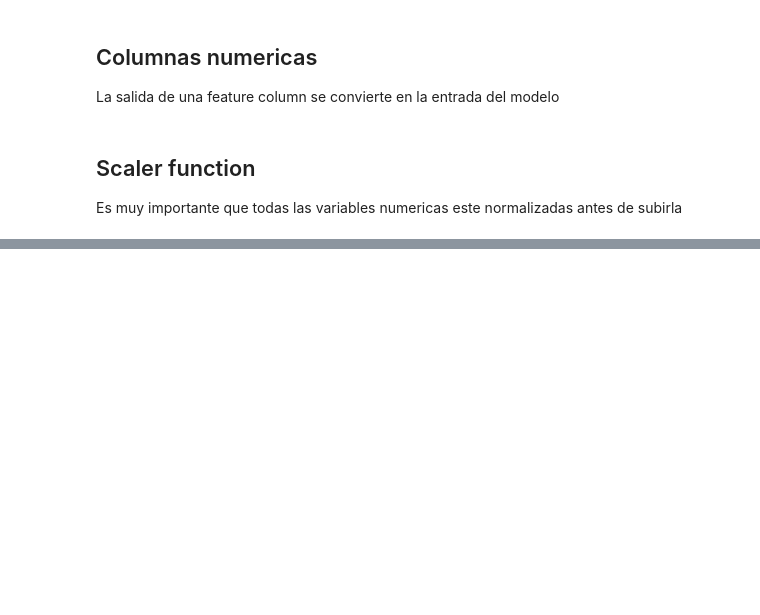
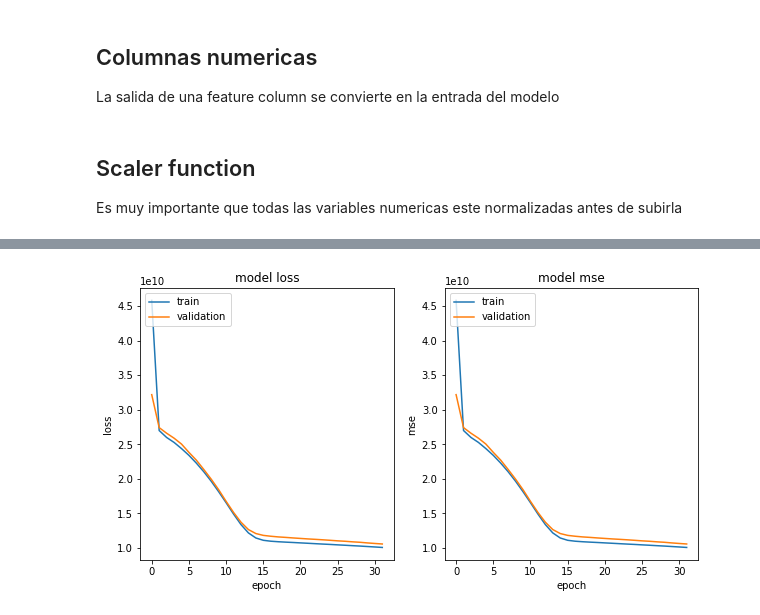
Before and after one commit to arandi-ar/feature_engineering-, a Jupyter notebook: Basic_Feature_Engineering_in_Keras.ipynb, the cells around one changed output, grey strips where cells are left out. Cells and saved outputs as stored; diff of their text form; code cells hidden in the pictures; blank space fills up the shorter version.

```diff
--- a/Basic_Feature_Engineering_in_Keras.ipynb
+++ b/Basic_Feature_Engineering_in_Keras.ipynb
@@ -153,0 +275,6 @@ NameError: ignored
+# %%
+for feature_name in categorical_cols:
+  vocabulary = housing_df[feature_name].unique()
+  categorical_c = fc.categorical_column_with_vocabulary_list(feature_name, vocabulary)
+  one_hot = fc.indicator_column(categorical_c)
+  feature_columns.append(one_hot)
@@ -153,0 +283,5 @@ NameError: ignored
+# %%
+age = fc.numeric_column("housing_median_age")
+
+age_buckets = fc.bucketized_column(age, boundaries=[10,20,30,40,50,60,80,100])
+feature_columns.append(age_buckets)
@@ -153,0 +291,9 @@ NameError: ignored
+# %%
+vocabulary = housing_df['ocean_proximity'].unique()
+ocean_proximity = fc.categorical_column_with_vocabulary_list('ocean_proximity',
+                                                             vocabulary)
+
+crossed_feature = fc.crossed_column([age_buckets, ocean_proximity],
+                                    hash_bucket_size=1000)
+crossed_feature = fc.indicator_column(crossed_feature)
+feature_columns.append(crossed_feature)
@@ -153,0 +304,13 @@ NameError: ignored
+# %%
+feature_layer = tf.keras.layers.DenseFeatures(feature_columns, dtype='float64')
+
+model = tf.keras.Sequential([
+                             feature_layer,
+                             layers.Dense(12, input_dim=8, activation='relu'),
+                             layers.Dense(8, activation='relu'),
+                             layers.Dense(1, activation='linear', name='median_house_value')
+])
+
+model.compile(optimizer='adam', loss='mse', metrics=['mse'])
+
+history = model.fit(train_ds, validation_data=val_ds, epochs=32)
@@ -153,0 +341,4 @@ NameError: ignored
+# %%
+plot_curves(history, ['loss', 'mse'])
+# %% [output]
+[figure, added]
```
Also changed, not shown: parts of 27 cells of this notebook.
